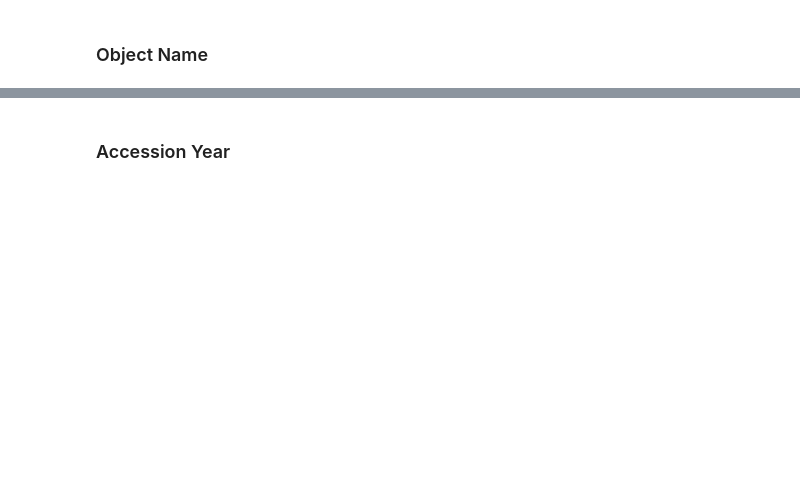
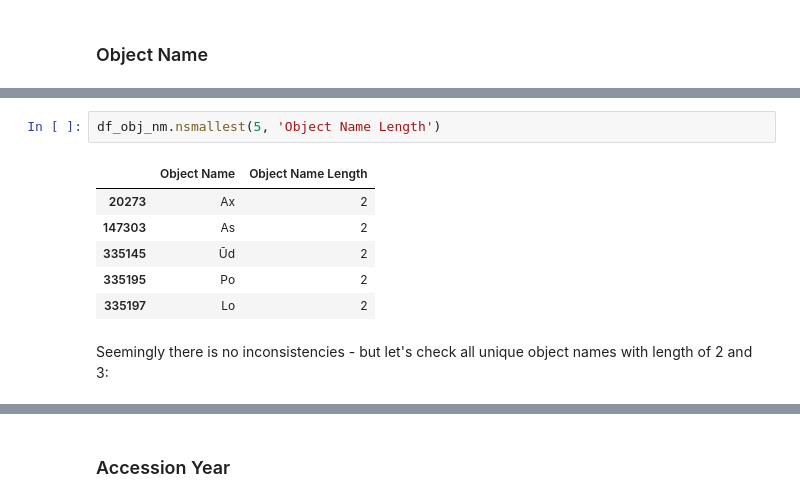
Before and after one commit to nickobard/Data-Preprocessing-Course, a Jupyter notebook: 01/01_homework.ipynb, the cells around one changed output, grey strips where cells are left out. Cells and saved outputs as stored; diff of their text form; blank space fills up the shorter version.

Commit message:
Finish consistency check

```diff
--- a/01/01_homework.ipynb
+++ b/01/01_homework.ipynb
@@ -405,0 +367,11 @@ NameError: name 'df_obj_name_vc' is not defined
+# %%
+df_obj_nm.nsmallest(5, 'Object Name Length')
+# %% [output]
+|  | Object Name | Object Name Length |
+| 20273 | Ax | 2 |
+| 147303 | As | 2 |
+| 335145 | Ūd | 2 |
+| 335195 | Po | 2 |
+| 335197 | Lo | 2 |
+# %% [markdown]
+Seemingly there is no inconsistencies - but let's check all unique object names with length of 2 and 3:
```
Also changed, not shown: parts of 164 cells of this notebook.
